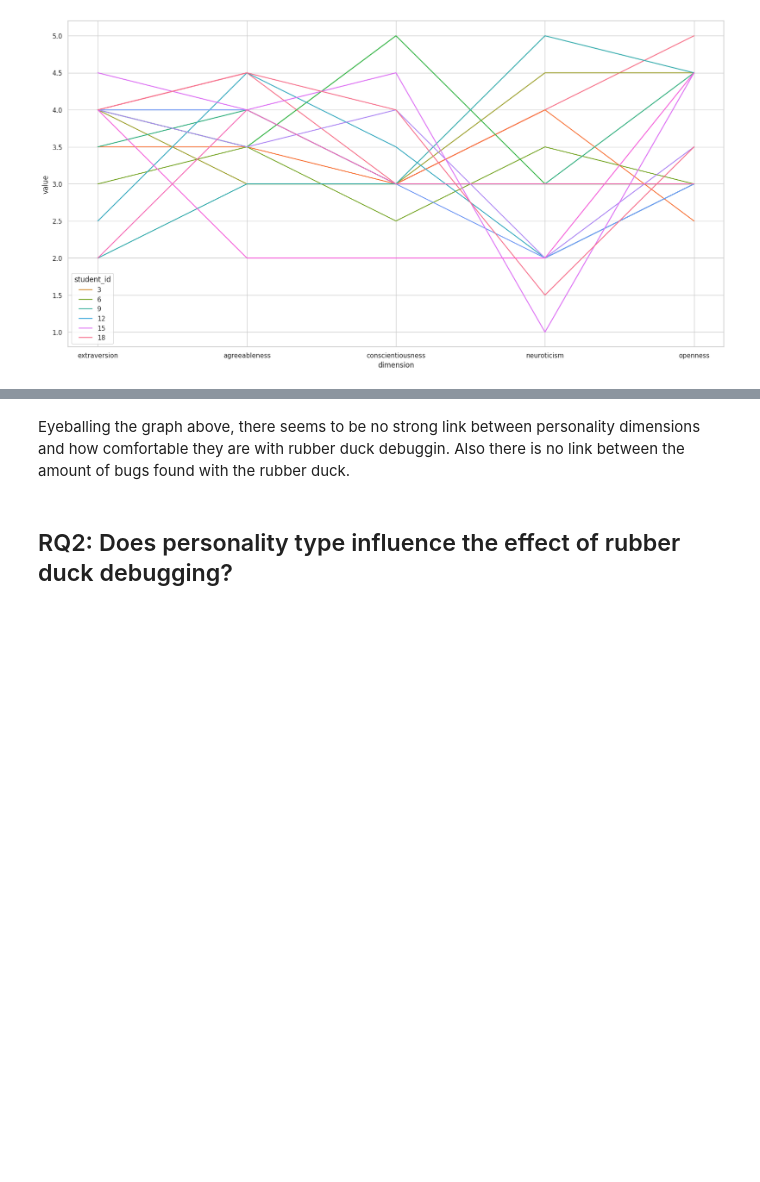
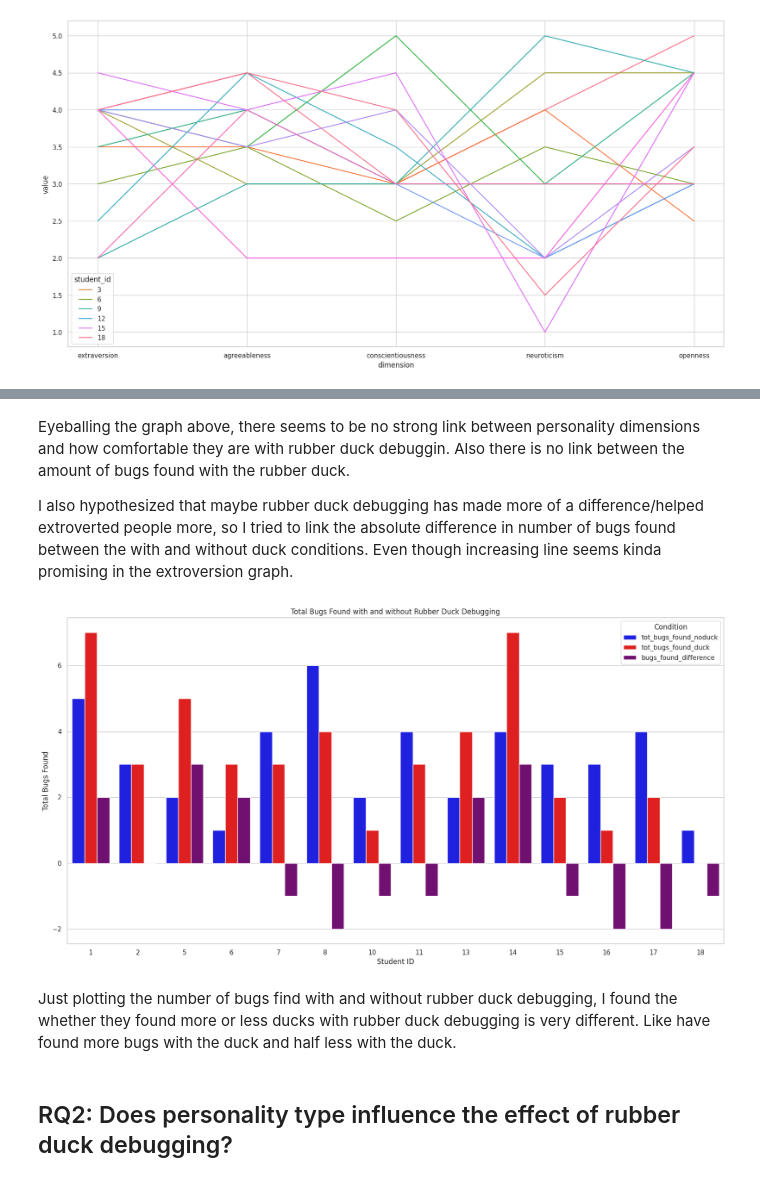
Before and after one commit to vera-bernhard/duck-exp, a Jupyter notebook: analysis/analysis.ipynb, the cells around one changed output, grey strips where cells are left out. Cells and saved outputs as stored; diff of their text form; code cells hidden in the pictures; blank space fills up the shorter version.

```diff
--- a/analysis/analysis.ipynb
+++ b/analysis/analysis.ipynb
@@ -972,6 +980,28 @@ plot_personlity_vs('tot_bugs_found_duck', 'Total Bugs Found with Rubber Duck Deb
 # %% [markdown]
 Eyeballing the graph above, there seems to be no strong link between personality dimensions and how comfortable they are with rubber duck debuggin.
 Also there is no link between the amount of bugs found with the rubber duck.
+
+I also hypothesized that maybe rubber duck debugging has made more of a difference/helped extroverted people more, so I tried to link the absolute difference in number of bugs found between the with and without duck conditions. Even though increasing line seems kinda promising in the extroversion graph.
+# %%
+# Assuming data_copy is your DataFrame
+
+plt.figure(figsize=(20, 10))
+
+melted_data = pd.melt(data_copy, id_vars=['student_id'], value_vars=['tot_bugs_found_noduck', 'tot_bugs_found_duck', 'bugs_found_difference'],
+                      var_name='Condition', value_name='Total Bugs Found')
+
+sns.barplot(x='student_id', y='Total Bugs Found', hue='Condition', data=melted_data, palette=['blue', 'red', 'purple'])
+
+plt.legend(title='Condition')
+plt.xlabel('Student ID')
+plt.ylabel('Total Bugs Found')
+plt.title('Total Bugs Found with and without Rubber Duck Debugging')
+
+plt.show()
+# %% [output]
+[figure, added]
+# %% [markdown]
+Just plotting the number of bugs find with and without rubber duck debugging, I found the whether they found more or less ducks with rubber duck debugging is very different. Like have found more bugs with the duck and half less with the duck.
 # %% [markdown]
 ## RQ2: Does personality type influence the effect of rubber duck debugging?
 # %% [markdown]
```
Also changed, not shown: parts of 3 cells of this notebook.
